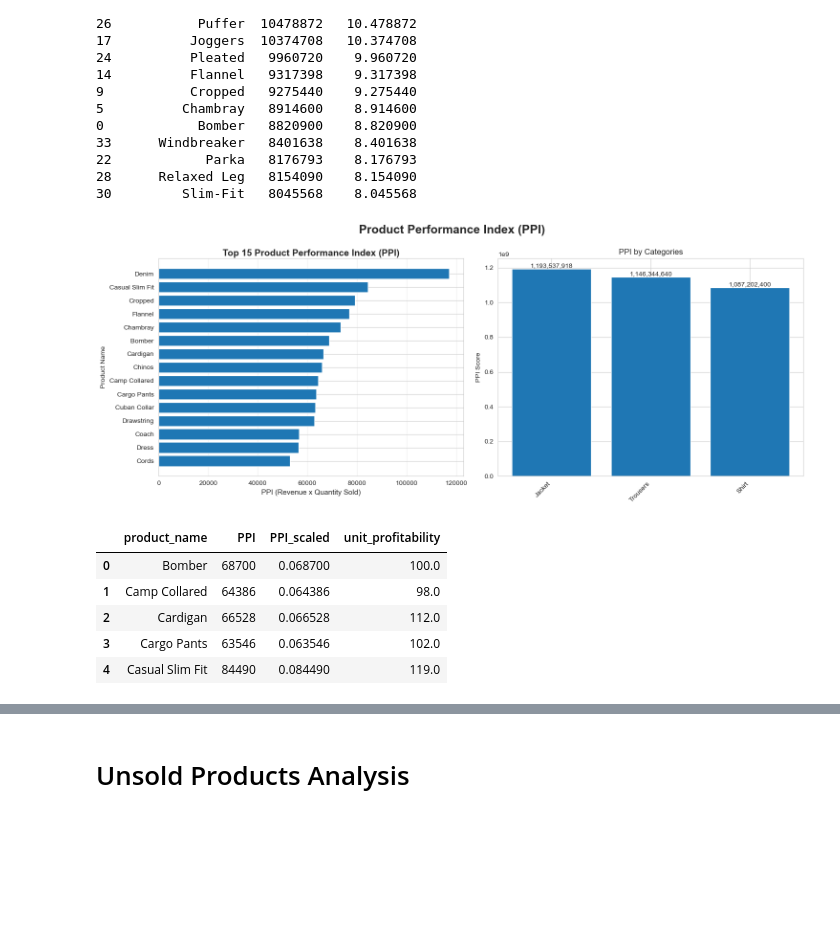
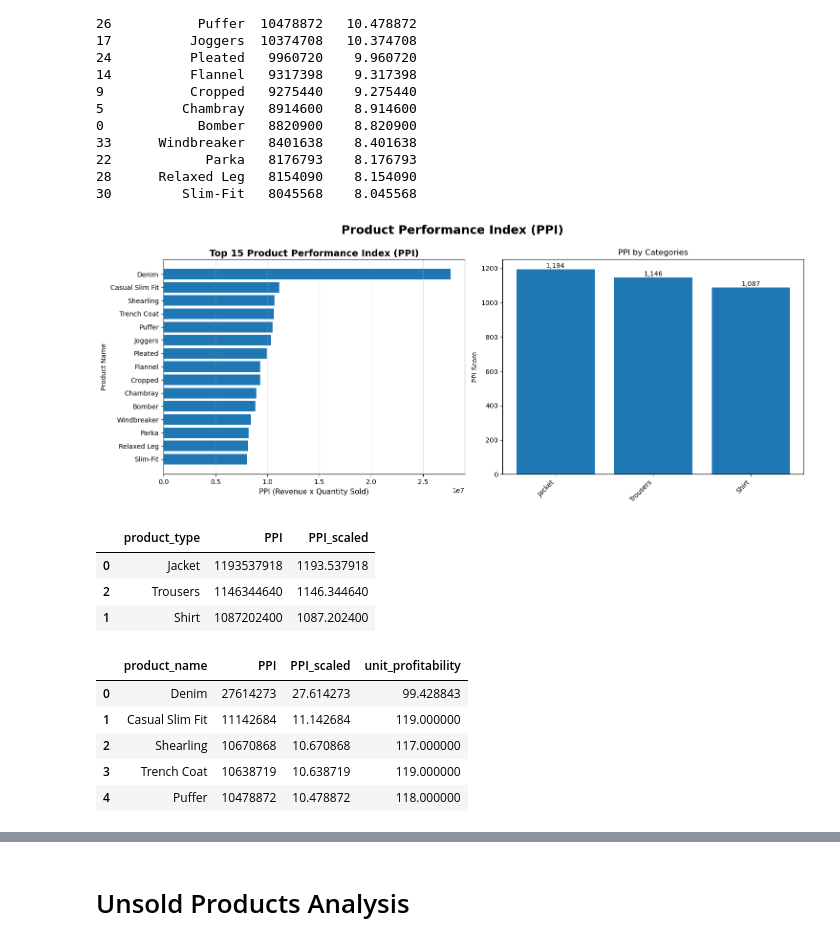
Before and after one commit to zeynepmert/Workintech_data_analysis_graduation_project, a Jupyter notebook: python/Product_Analysis.ipynb, the cells around one changed output, grey strips where cells are left out. Drawn from its saved outputs; the diff is of its cells as text; code cells hidden in the pictures; blank space fills up the shorter version.

Commit message:
add product_ML, product_recommendation.csv

```diff
--- a/python/Product_Analysis.ipynb
+++ b/python/Product_Analysis.ipynb
@@ -10,11 +10,11 @@ orders = pd.read_csv(r"C:\Users\rabia\Project_workintech\Workintech_data_analysi
 products = pd.read_csv(r"C:\Users\rabia\Project_workintech\Workintech_data_analysis_graduation_project\data\products.csv")
 sales = pd.read_csv(r"C:\Users\rabia\Project_workintech\Workintech_data_analysis_graduation_project\data\sales.csv")
 # %%
-sales = sales.rename(columns={"quantity":"quantity_sold"})
-sales.to_csv(r"C:\Users\rabia\Project_workintech\Workintech_data_analysis_graduation_project\data\sales_updated.csv", index=False)
+#sales = sales.rename(columns={"quantity":"quantity_sold"})
+#sales.to_csv(r"C:\Users\rabia\Project_workintech\Workintech_data_analysis_graduation_project\data\sales_updated.csv", index=False)
 # %%
-products = products.drop(columns=["quantity"])
-products.to_csv(r"C:\Users\rabia\Project_workintech\Workintech_data_analysis_graduation_project\data\products_updated.csv", index=False)
+#products = products.drop(columns=["quantity"])
+#products.to_csv(r"C:\Users\rabia\Project_workintech\Workintech_data_analysis_graduation_project\data\products_updated.csv", index=False)
 # %%
 df = sales.merge(products, left_on='product_id', right_on='product_ID', how='left')
 df = df.rename(columns={'quantity_x':'quantity_sold'})
@@ -347,46 +355,56 @@ print(ppi.head(15))
 # %%
 ppi_top15 = ppi.head(15).sort_values(by='PPI')
 
 fig, (ax1, ax2) = plt.subplots(1, 2, figsize=(15,6))
 
 # Top 15 product PPI
 ax1.barh(ppi_top15['product_name'], ppi_top15['PPI'])
 ax1.set_xlabel("PPI (Revenue x Quantity Sold)", fontsize=11)
 ax1.set_ylabel("Product Name", fontsize=10)
 ax1.set_title("Top 15 Product Performance Index (PPI)", fontsize=14, fontweight='bold', pad=4)
 ax1.grid(axis='x', alpha=0.3)
 
-# PPI by Category
+# PPI by Category (düzeltilmiş)
 ppi_by_category = (df.groupby('product_type')
-                     .apply(lambda x: x.total_price.sum() * x.quantity_sold.sum())
-                     .sort_values(ascending=False))
+                     .apply(lambda x: (x['total_price'].sum() * x['quantity_sold'].sum()))
+                     .reset_index(name='PPI')
+                     .sort_values(by='PPI', ascending=False))
 
-ax2.bar(ppi_by_category.index, ppi_by_category.values)
+ppi_by_category['PPI_scaled'] = ppi_by_category['PPI'] / 1_000_000
+
+
+ax2.bar(ppi_by_category['product_type'], ppi_by_category['PPI_scaled'])
 ax2.set_xticks(range(len(ppi_by_category)))
-ax2.set_xticklabels(ppi_by_category.index, rotation=45, ha='right')
+ax2.set_xticklabels(ppi_by_category['product_type'], rotation=45, ha='right')
 ax2.set_title('PPI by Categories')
 ax2.set_ylabel('PPI Score')
 
-for i, v in enumerate(ppi_by_category.values):
+for i, v in enumerate(ppi_by_category['PPI_scaled']):
     ax2.text(i, v, f'{v:,.0f}', ha='center', va='bottom')
 
 plt.suptitle('Product Performance Index (PPI)',fontsize=18, fontweight='bold', y=0.995)
-
 plt.tight_layout()
 plt.show()
 # %% [output]
-[figure, old version]
+[figure, new version]
+# %%
+ppi_by_category
+# %% [output]
+|  | product_type | PPI | PPI_scaled |
+| 0 | Jacket | 1193537918 | 1193.537918 |
+| 2 | Trousers | 1146344640 | 1146.344640 |
+| 1 | Shirt | 1087202400 | 1087.202400 |
 # %%
 # Merge PPI and Profitability metrics
-metric_df = ppi.merge(profitability, on='product_name', how='left')
+metric_df = ppi.merge(product_profitability, on='product_name', how='left')
 metric_df.head()
 # %% [output]
 |  | product_name | PPI | PPI_scaled | unit_profitability |
-| 0 | Bomber | 68700 | 0.068700 | 100.0 |
-| 1 | Camp Collared | 64386 | 0.064386 | 98.0 |
-| 2 | Cardigan | 66528 | 0.066528 | 112.0 |
-| 3 | Cargo Pants | 63546 | 0.063546 | 102.0 |
-| 4 | Casual Slim Fit | 84490 | 0.084490 | 119.0 |
+| 0 | Denim | 27614273 | 27.614273 | 99.428843 |
+| 1 | Casual Slim Fit | 11142684 | 11.142684 | 119.000000 |
+| 2 | Shearling | 10670868 | 10.670868 | 117.000000 |
+| 3 | Trench Coat | 10638719 | 10.638719 | 119.000000 |
+| 4 | Puffer | 10478872 | 10.478872 | 118.000000 |
 # %%
 # Medians
 profit_median = metric_df['unit_profitability'].median()
```
Also changed, not shown: parts of 25 cells of this notebook, 3 other files.
